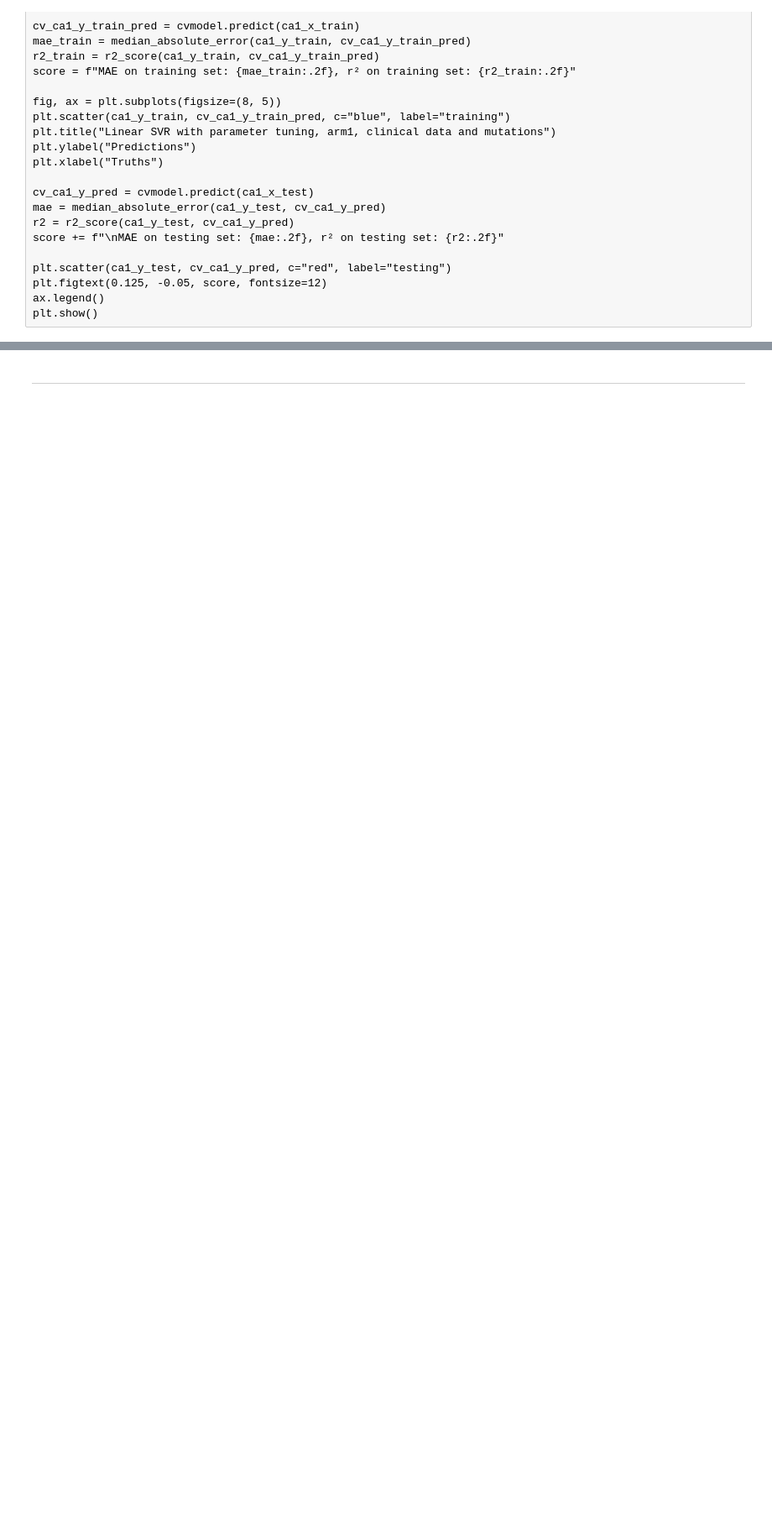
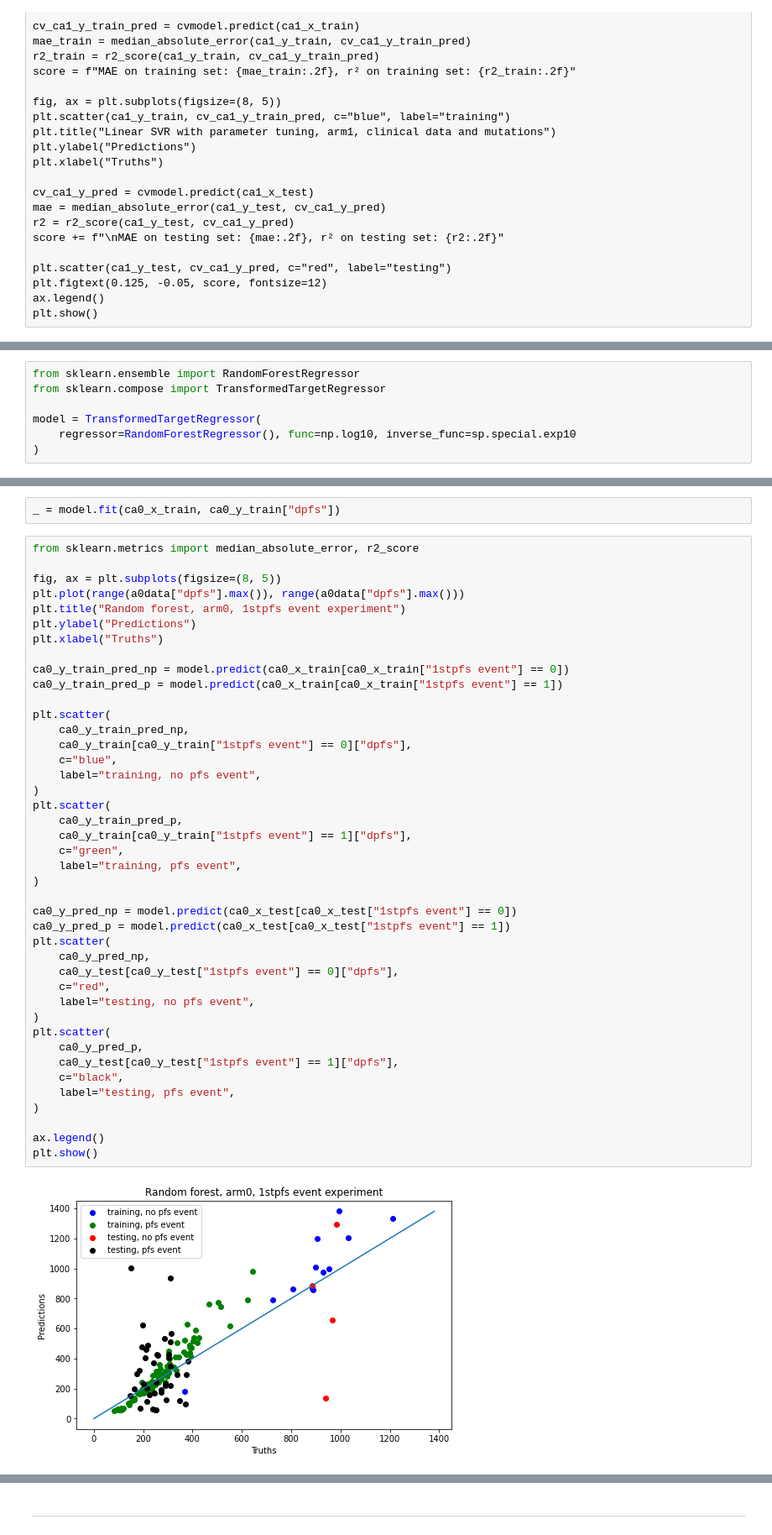
Before and after one commit to sykhro/cancol-analysis, a Jupyter notebook: pancan-modelling.ipynb, the cells around one changed output, grey strips where cells are left out. Shown at 84% size. Saved outputs shown, nothing was run; the diff lists cells and outputs as text; blank space fills up the shorter version.

```diff
--- a/pancan-modelling.ipynb
+++ b/pancan-modelling.ipynb
@@ -1879,0 +1988,7 @@ plt.show()
+# %%
+from sklearn.ensemble import RandomForestRegressor
+from sklearn.compose import TransformedTargetRegressor
+
+model = TransformedTargetRegressor(
+    regressor=RandomForestRegressor(), func=np.log10, inverse_func=sp.special.exp10
+)
@@ -1879,0 +1997,46 @@ plt.show()
+# %%
+_ = model.fit(ca0_x_train, ca0_y_train["dpfs"])
+# %%
+from sklearn.metrics import median_absolute_error, r2_score
+
+fig, ax = plt.subplots(figsize=(8, 5))
+plt.plot(range(a0data["dpfs"].max()), range(a0data["dpfs"].max()))
+plt.title("Random forest, arm0, 1stpfs event experiment")
+plt.ylabel("Predictions")
+plt.xlabel("Truths")
+
+ca0_y_train_pred_np = model.predict(ca0_x_train[ca0_x_train["1stpfs event"] == 0])
+ca0_y_train_pred_p = model.predict(ca0_x_train[ca0_x_train["1stpfs event"] == 1])
+
+plt.scatter(
+    ca0_y_train_pred_np,
+    ca0_y_train[ca0_y_train["1stpfs event"] == 0]["dpfs"],
+    c="blue",
+    label="training, no pfs event",
+)
+plt.scatter(
+    ca0_y_train_pred_p,
+    ca0_y_train[ca0_y_train["1stpfs event"] == 1]["dpfs"],
+    c="green",
+    label="training, pfs event",
+)
+
+ca0_y_pred_np = model.predict(ca0_x_test[ca0_x_test["1stpfs event"] == 0])
+ca0_y_pred_p = model.predict(ca0_x_test[ca0_x_test["1stpfs event"] == 1])
+plt.scatter(
+    ca0_y_pred_np,
+    ca0_y_test[ca0_y_test["1stpfs event"] == 0]["dpfs"],
+    c="red",
+    label="testing, no pfs event",
+)
+plt.scatter(
+    ca0_y_pred_p,
+    ca0_y_test[ca0_y_test["1stpfs event"] == 1]["dpfs"],
+    c="black",
+    label="testing, pfs event",
+)
+
+ax.legend()
+plt.show()
+# %% [output]
+[figure, added]
```
Also changed, not shown: parts of 43 cells of this notebook.
